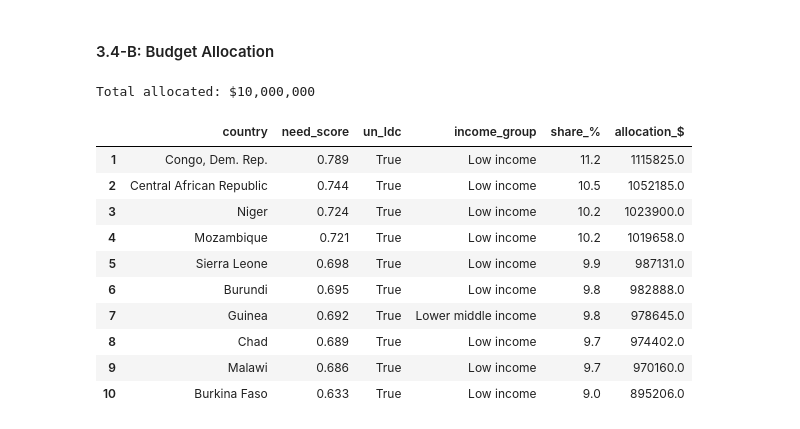
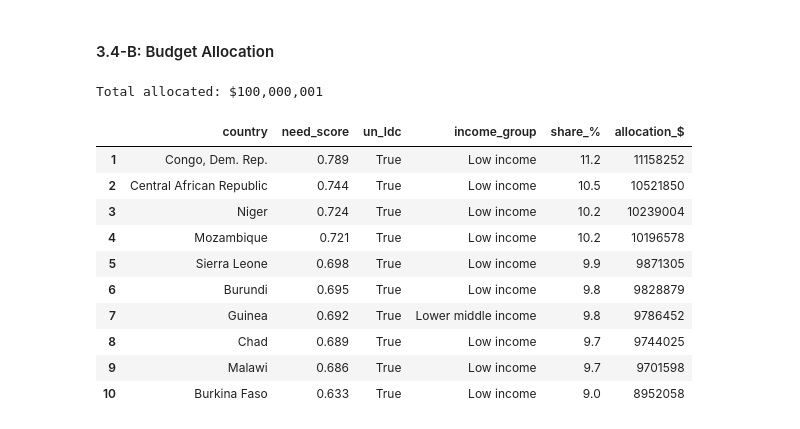
Before and after one commit to AnikaViado/UML_ASG1, a Jupyter notebook: Asg01_Group08_AnikaViado_TroyDelaRosa_VanceCastro_BenThompson.ipynb, the cells around one changed output. Saved outputs shown, nothing was run; the diff lists cells and outputs as text; code cells hidden in the pictures.

```diff
--- a/Asg01_Group08_AnikaViado_TroyDelaRosa_VanceCastro_BenThompson.ipynb
+++ b/Asg01_Group08_AnikaViado_TroyDelaRosa_VanceCastro_BenThompson.ipynb
@@ -557,31 +557,31 @@ aid_ranked[['country', 'need_score'] + list(need_direction)].head(10)
 #### 3.4-B: Budget Allocation
 # %%
 # What: selects the 10 highest-ranked countries and sets the budget.
-# Why: these are the countries that will receive funds (confirm the budget in the assignment brief).
+# Why: these are the countries that will receive the $100 million in funds.
 top_n = 10
-budget = 10_000_000
+budget = 100_000_000
 funding = aid_ranked.head(top_n)[['country', 'need_score', 'un_ldc', 'income_group']].copy()
 
 # What: splits the budget in proportion to each country's need score.
 # Why: answers "how much" with a clear rule, so countries with more need get more money.
 funding['share_%'] = (funding['need_score'] / funding['need_score'].sum() * 100).round(1)
-funding['allocation_$'] = (funding['need_score'] / funding['need_score'].sum() * budget).round(0)
+funding['allocation_$'] = (funding['need_score'] / funding['need_score'].sum() * budget).round(0).astype(int)
 
 print(f"Total allocated: ${funding['allocation_$'].sum():,.0f}")
 funding
 # %% [output]
-Total allocated: $10,000,000
+Total allocated: $100,000,001
 |  | country | need_score | un_ldc | income_group | share_% | allocation_$ |
-| 1 | Congo, Dem. Rep. | 0.789 | True | Low income | 11.2 | 1115825.0 |
-| 2 | Central African Republic | 0.744 | True | Low income | 10.5 | 1052185.0 |
-| 3 | Niger | 0.724 | True | Low income | 10.2 | 1023900.0 |
-| 4 | Mozambique | 0.721 | True | Low income | 10.2 | 1019658.0 |
-| 5 | Sierra Leone | 0.698 | True | Low income | 9.9 | 987131.0 |
-| 6 | Burundi | 0.695 | True | Low income | 9.8 | 982888.0 |
-| 7 | Guinea | 0.692 | True | Lower middle income | 9.8 | 978645.0 |
-| 8 | Chad | 0.689 | True | Low income | 9.7 | 974402.0 |
-| 9 | Malawi | 0.686 | True | Low income | 9.7 | 970160.0 |
-| 10 | Burkina Faso | 0.633 | True | Low income | 9.0 | 895206.0 |
+| 1 | Congo, Dem. Rep. | 0.789 | True | Low income | 11.2 | 11158252 |
+| 2 | Central African Republic | 0.744 | True | Low income | 10.5 | 10521850 |
+| 3 | Niger | 0.724 | True | Low income | 10.2 | 10239004 |
+| 4 | Mozambique | 0.721 | True | Low income | 10.2 | 10196578 |
+| 5 | Sierra Leone | 0.698 | True | Low income | 9.9 | 9871305 |
+| 6 | Burundi | 0.695 | True | Low income | 9.8 | 9828879 |
+| 7 | Guinea | 0.692 | True | Lower middle income | 9.8 | 9786452 |
+| 8 | Chad | 0.689 | True | Low income | 9.7 | 9744025 |
+| 9 | Malawi | 0.686 | True | Low income | 9.7 | 9701598 |
+| 10 | Burkina Faso | 0.633 | True | Low income | 9.0 | 8952058 |
 # %% [markdown]
 **Observations of Budget Allocation:**
 
```
Also changed, not shown: parts of 5 cells of this notebook.
